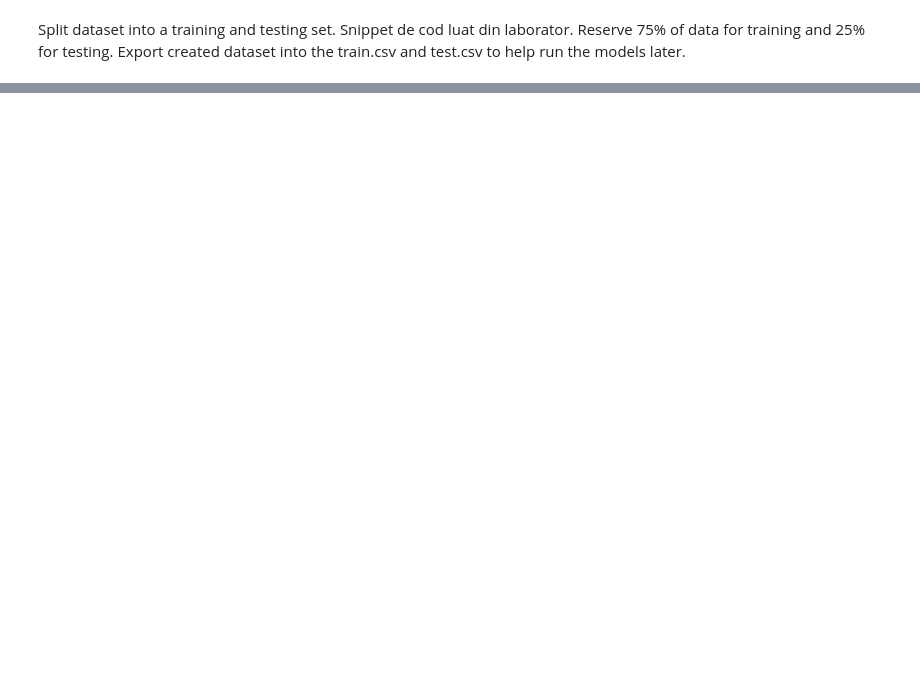
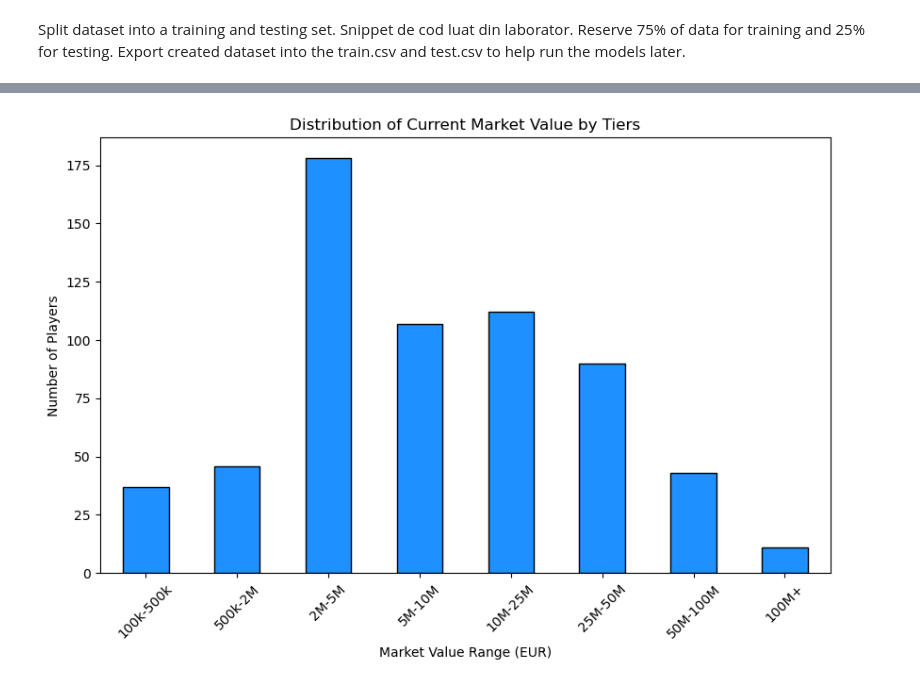
Before and after one commit to Dimitrescu-Robert/data-learning-in-python, a Jupyter notebook: 2026wc-player-market/main.ipynb, the cells around one changed output, grey strips where cells are left out. Saved outputs shown, nothing was run; the diff lists cells and outputs as text; code cells hidden in the pictures; blank space fills up the shorter version.

Commit message:
Safe commit for one graph
Signed-off-by: Dimitrescu Robert <robertdimitrescu@gmail.com>

```diff
--- a/2026wc-player-market/main.ipynb
+++ b/2026wc-player-market/main.ipynb
@@ -200,0 +256,20 @@ Training set data dimension: (597, 10)
+# %%
+bins = [100000, 500000, 1000000, 5000000, 10000000, 25000000, 50000000, 100000000, np.inf]
+labels = ['100k-500k', '500k-2M', '2M-5M', '5M-10M', '10M-25M', '25M-50M', '50M-100M', '100M+']
+
+value_bins = pd.cut(y_train, bins=bins, labels=labels, right=False)
+
+value_bins.value_counts()[labels].plot(
+    kind='bar',
+    figsize=(10, 6),
+    color='dodgerblue',
+    edgecolor='black'
+)
+
+plt.title('Distribution of Current Market Value by Tiers')
+plt.xlabel('Market Value Range (EUR)')
+plt.ylabel('Number of Players')
+plt.xticks(rotation=45)
+plt.show()
+# %% [output]
+[figure, added]
```
Also changed, not shown: parts of 16 cells of this notebook, 2 other files.
